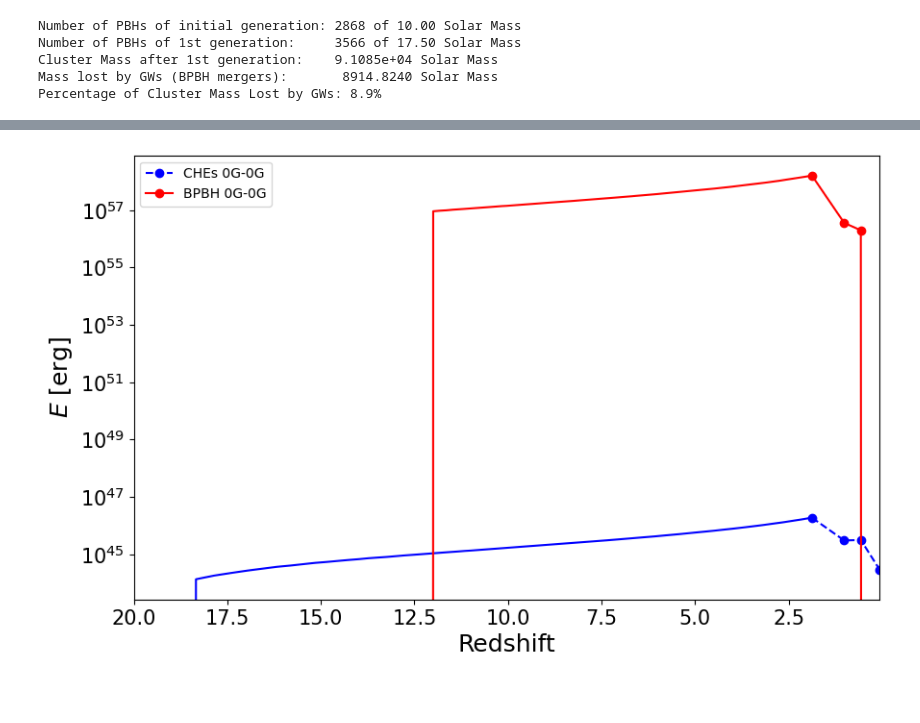
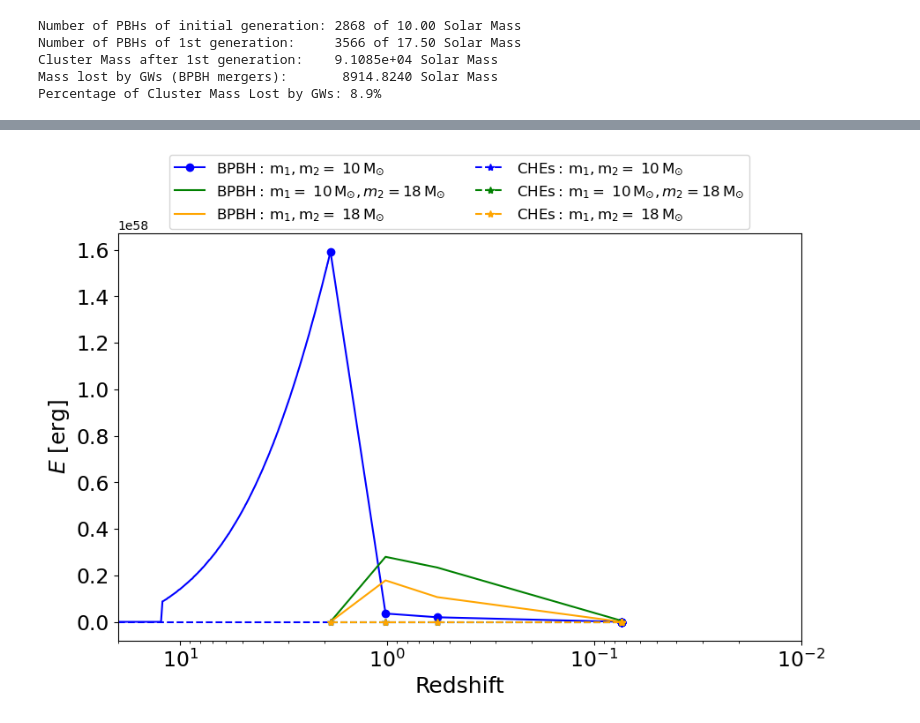
Before and after one commit to TadeoDGAguilar/PBHs_and_GWs_into_DG, a Jupyter notebook: SGWB_FROM_PBH_10_M_sun_into_UDFG.ipynb, the cells around one changed output, grey strips where cells are left out. Cells and saved outputs as stored; diff of their text form; code cells hidden in the pictures; blank space fills up the shorter version.

```diff
--- a/SGWB_FROM_PBH_10_M_sun_into_UDFG.ipynb
+++ b/SGWB_FROM_PBH_10_M_sun_into_UDFG.ipynb
@@ -438,7 +438,7 @@ for i, t in enumerate(time_values_interval):
     Proptot_bbh = np.sum(Prob_BPBH_form)
     Probabilidad_total_bbh[i] = Proptot_bbh
     #print("Prob_BBH_r:",Prob_BPBH_form, "Proptot_form_bbh =", Proptot_bbh)
-    N_BBH = np.where(Prob_BPBH_form * (n_PBH_r/2) > 0.95, np.round(Prob_BPBH_form * (n_PBH_r)), 0.0)
+    N_BBH = np.where(Prob_BPBH_form * (n_PBH_r/2) > 0.9, np.round(Prob_BPBH_form * (n_PBH_r)), 0.0)
     if np.any(N_BBH == 0):
         N_BBH = np.zeros_like(Prob_BPBH_form)
     N_BBH_tot = np.sum(N_BBH)
@@ -1065,9 +1065,9 @@ for nombre_i, N_i_array, M_i, nombre_j, N_j_array, M_j in combinaciones_preparad
     # Sumar nuevas fusiones a la generación resultante
     if nombre_i == nombre_j:
         if nombre_i == "0G":
-            POBLACION_3G["1G"] += np.sum(N_coll_BBH)/2
+            POBLACION_3G["1G"] += np.sum(N_coll_BBH)
         elif nombre_i == "1G":
-            POBLACION_3G["2G_a"] += np.sum(N_coll_BBH)/2
+            POBLACION_3G["2G_a"] += np.sum(N_coll_BBH)
         elif nombre_i.startswith("2G"):
             # Aquí irían las reglas para 3G
             pass
@@ -1288,8 +1288,8 @@ N_3G_a = resultados_discretos_3rd[3]['N_collisions_BBH']
 N_3G_b = resultados_discretos_3rd[4]['N_collisions_BBH']
 N_3G_c = resultados_discretos_3rd[5]['N_collisions_BBH']
 
-N_0G_third   = np.round(0.10 * POBLACION_3G["0G"])
-N_1G_third   = np.round(0.10 * POBLACION_3G["1G"])
+N_0G_third   = np.round(POBLACION_3G["0G"])
+N_1G_third   = np.round(POBLACION_3G["1G"])
 N_2G_a_third = np.round(0.10 * POBLACION_3G["2G_a"])
 N_2G_b_third = np.round(0.10 * POBLACION_3G["2G_b"])
 
@@ -1437,7 +1437,7 @@ for nombre_i, N_i_array, M_i, nombre_j, N_j_array, M_j in combinaciones_preparad
     # --- Colisiones ---
     delta_t_local = 4.7e9
     Prob_form = Gamma_values_yr * delta_t_local
-    N_coll_BBH = np.round(np.where(Prob_form * N_i_array > 0.95,
+    N_coll_BBH = np.round(np.where(Prob_form * N_i_array > 0.9,
                                    Prob_form * N_i_array, 0.0))
     E_BBH_event = E_rad_GW(M_i, M_j)
     E_dot_BBH = N_coll_BBH * E_BBH_event
@@ -1623,51 +1625,81 @@ NUMBER_OF_CHES_1G1G.append(np.sum(N_coll_CHES_dict_4.get('1G-1G', 0)))
 EMISSION_GW_CHES_1G1G.append(np.sum(E_dot_CHES_dict_4.get('1G-1G', 0)))
 
 # Aquí agregarías todas las combinaciones que quieras graficar (igual que en 3G)
-# Ejemplo:
+#EMISSION_GW_BPBH_0G2G_b.append(np.sum(E_dot_BBH_dict_4.get('0G-2G_b', 0)))
+#EMISSION_GW_CHES_0G2G_b.append(np.sum(E_dot_CHES_dict_4.get('0G-2G_b', 0)))
+
+
 POPULATION_BPBH_1G2G_a.append(np.sum(N_coll_BPBH_dict_4.get('1G-2G_a', 0)))
 EMISSION_GW_BPBH_1G2G_a.append(np.sum(E_dot_BBH_dict_4.get('1G-2G_a', 0)))
 NUMBER_OF_CHES_1G2G_a.append(np.sum(N_coll_CHES_dict_4.get('1G-2G_a', 0)))
 EMISSION_GW_CHES_1G2G_a.append(np.sum(E_dot_CHES_dict_4.get('1G-2G_a', 0)))
 
-# ...
+
+POPULATION_BPBH_1G2G_b.append(np.sum(N_coll_BPBH_dict_4.get('1G-2G_b', 0)))
+EMISSION_GW_BPBH_1G2G_b.append(np.sum(E_dot_BBH_dict_4.get('1G-2G_b', 0)))
+NUMBER_OF_CHES_1G2G_b.append(np.sum(N_coll_CHES_dict_4.get('1G-2G_b', 0)))
+EMISSION_GW_CHES_1G2G_b.append(np.sum(E_dot_CHES_dict_4.get('1G-2G_b', 0)))
+
+#POPULATION_BPBH_2G_a2G_a.append(np.sum(N_coll_BPBH_dict_4.get('2G_a-2G_a', 0)))
+#EMISSION_GW_BPBH_2G_a2G_a.append(np.sum(E_dot_BBH_dict_4.get('2G_a-2G_a', 0)))
+#NUMBER_OF_CHES_2G_a2G_a.append(np.sum(N_coll_CHES_dict_4.get('2G_a-2G_a', 0)))
+#EMISSION_GW_CHES_2G_a2G_a.append(np.sum(E_dot_CHES_dict_4.get('2G_a-2G_a', 0)))
+
+
+
 
 # --- Graficado ---
 plt.figure(figsize=(10, 6))
 
+
 # Periodo inicial (emisión continua previa a las generaciones discretas)
-plt.plot(redshift_evaluated_0, E_dot_CHES_0, color='blue')
-plt.plot(redshift_evaluated_0, E_dot_BBH_0, color='red')
+plt.plot(redshift_evaluated_0, E_dot_CHES_0, linestyle='--',color='blue')
+plt.plot(redshift_evaluated_0, E_dot_BBH_0, color='blue')
 
 # Corte entre periodos (valores totales por generación)
-plt.plot(Z_PERIOD_tot, EMISSION_GW_OF_CHES, color='blue', linestyle='--', marker='o', label='CHEs 0G-0G')
-plt.plot(Z_PERIOD_tot, EMISSION_GW_OF_BPBH, color='red', marker='o', label='BPBH 0G-0G')
+plt.plot(Z_PERIOD_tot, EMISSION_GW_OF_BPBH, color='blue', marker='o',
+         label=r'${\rm BPBH: \, m_{1}, m_{2} =}\;10\,{\rm M}_{\odot}$')
+
 
 # Segunda generación
-#plt.plot(Z_PERIOD_tot, EMISSION_GW_BPBH_0G1G, color='darkred')
-#plt.plot(Z_PERIOD_tot, EMISSION_GW_CHES_0G1G, color='darkblue')
-#plt.plot(Z_PERIOD_tot, EMISSION_GW_BPBH_1G1G, color='darkred')
-#plt.plot(Z_PERIOD_tot, EMISSION_GW_CHES_1G1G, color='darkblue')
+plt.plot(Z_PERIOD_tot, EMISSION_GW_BPBH_0G1G, color='green',
+         label=r'${\rm BPBH: \, m_{1}}=\;10\,{\rm M}_{\odot}, m_{2} =  18\,{\rm M}_{\odot}$')
+plt.plot(Z_PERIOD_tot, EMISSION_GW_BPBH_1G1G, color='orange',
+        label=r'${\rm BPBH: \, m_{1}, m_{2} =}\;18\,{\rm M}_{\odot}$')
+
+plt.plot(Z_PERIOD_tot, EMISSION_GW_OF_CHES, color='blue', linestyle='--', marker='*', label=r'${\rm CHEs:  \, m_{1}, m_{2} =}\;10\,{\rm M}_{\odot}$')
+
+plt.plot(Z_PERIOD_tot, EMISSION_GW_CHES_0G1G, color='green', linestyle='--', marker='*',
+         label=r'${\rm CHEs: \, m_{1}}=\;10\,{\rm M}_{\odot}, m_{2} =  18\,{\rm M}_{\odot}$')
+plt.plot(Z_PERIOD_tot, EMISSION_GW_CHES_1G1G, color='orange', linestyle='--', marker='*',
+        label=r'${\rm CHEs: \, m_{1}, m_{2} =}\;18\,{\rm M}_{\odot}$')
 
 # Tercera generación
-#plt.plot(Z_PERIOD_tot, EMISSION_GW_BPBH_1G2G_a, color='orange')
-#plt.plot(Z_PERIOD_tot, EMISSION_GW_CHES_1G2G_a, color='orange')
+#plt.plot(Z_PERIOD_tot, EMISSION_GW_BPBH_2G_a2G_a, color='cyan')
+#plt.plot(Z_PERIOD_tot, EMISSION_GW_CHES_2G_a2G_a, color='cyan')
+#plt.plot(Z_PERIOD_tot, EMISSION_GW_CHES_1G2G_a, color='lightblue')
 # ... resto de combinaciones 3G
 
 # Cuarta generación (puedes darle otro color)
 #plt.plot(Z_PERIOD_tot, EMISSION_GW_BPBH_1G2G_a, color='green')
 #plt.plot(Z_PERIOD_tot, EMISSION_GW_CHES_1G2G_a, color='green')
 # ... resto de combinaciones 4G
 
 # Ajustes de eje
 plt.gca().invert_xaxis()
-plt.xlim([20.,0.09])
+plt.xlim([20.0,0.01])
 plt.xlabel('Redshift', fontsize=18)
 plt.ylabel(r'$E$ [erg]', fontsize=18)
-plt.yscale('log')
-plt.xticks(fontsize=15)
-plt.yticks(fontsize=15)
-plt.legend()
-plt.savefig('GW_power_vs_redshift_4generations.pdf')
+#plt.yscale('log')
+plt.xscale('log')
+plt.xticks(fontsize=17)
+plt.yticks(fontsize=17)
+plt.legend(
+    fontsize=12,
+    loc='upper center',
+    bbox_to_anchor=(0.5, 1.21),  # (x, y) relativo al eje
+    ncol=2  )                     # opcional, número de columnas)
+plt.savefig('GW_power_vs_redshift_4generations_10M.pdf')
 plt.show()
 # %% [output]
-[figure, old version]
+[figure, new version]
```
Also changed, not shown: parts of 29 cells of this notebook.
